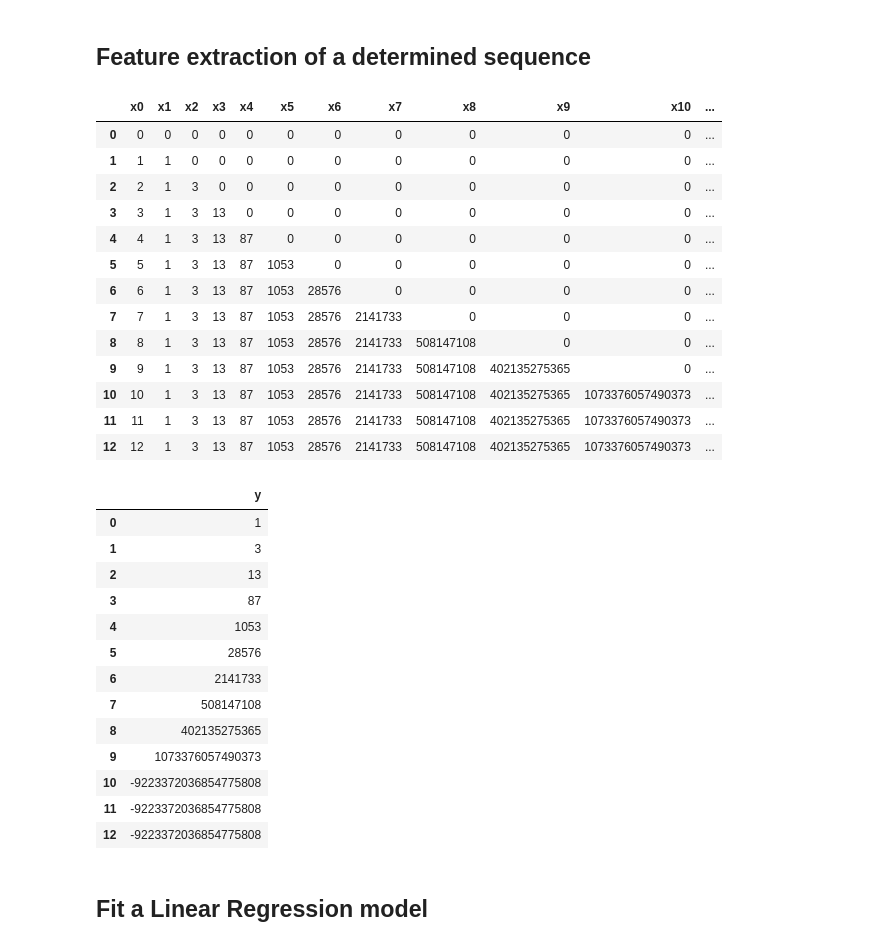
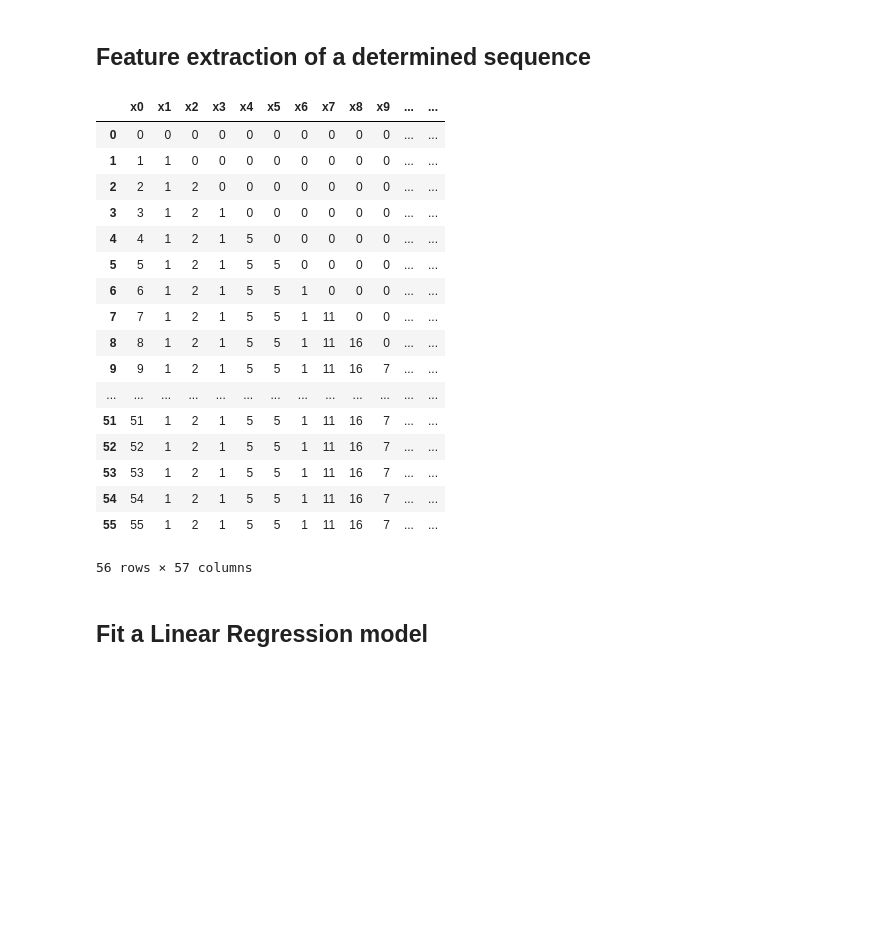
Before and after one commit to gerardobort/kaggle, a Jupyter notebook: integer-sequence-learning/serious approach 1.ipynb, the cells around one changed output. Saved outputs shown, nothing was run; the diff lists cells and outputs as text; code cells hidden in the pictures; blank space fills up the shorter version.

```diff
--- a/integer-sequence-learning/serious approach 1.ipynb
+++ b/integer-sequence-learning/serious approach 1.ipynb
@@ -55,52 +57,43 @@ display(pd.DataFrame(train.seq[0]))
 # %%
 # returns a test set matrix [Xi, X1, X2, X3... Xn-2, Xn-1, Xn, y]
 def getTrainingSet(seq):
     xlen = seq.shape[0]
     x = np.array([])
     trainingSet = np.zeros([xlen, xlen+1])
     columns = []
     for i in range(xlen):
         xi = np.array([float(i)])
         x1 = np.concatenate((seq[:i], np.zeros(xlen-1-i)))
         y1 = seq[i:i+1]
         trainingSet[i] = np.concatenate((xi, x1, y1))
         columns.append("x" + str(i))
     columns.append("y")
     return trainingSet, columns
 
-trainingSet, columns = getTrainingSet(train.seq[0][:-1])
-X = pd.DataFrame(trainingSet[:,:-1].astype(int), columns=columns[:-1])
-y = pd.DataFrame(trainingSet[:,-1:].astype(int), columns=columns[-1:])
-display(X, y)
+trainingSet, columns = getTrainingSet(train.seq[1][:-1])
+#X = pd.DataFrame(trainingSet[:,:-1].astype(int), columns=columns[:-1])
+#y = pd.DataFrame(trainingSet[:,-1:].astype(int), columns=columns[-1:])
+#display(X, y)
+display(pd.DataFrame(trainingSet.astype(int), columns=columns))
 # %% [output]
-|  | x0 | x1 | x2 | x3 | x4 | x5 | x6 | x7 | x8 | x9 | x10 | ... |
-| 0 | 0 | 0 | 0 | 0 | 0 | 0 | 0 | 0 | 0 | 0 | 0 | ... |
-| 1 | 1 | 1 | 0 | 0 | 0 | 0 | 0 | 0 | 0 | 0 | 0 | ... |
-| 2 | 2 | 1 | 3 | 0 | 0 | 0 | 0 | 0 | 0 | 0 | 0 | ... |
-| 3 | 3 | 1 | 3 | 13 | 0 | 0 | 0 | 0 | 0 | 0 | 0 | ... |
-| 4 | 4 | 1 | 3 | 13 | 87 | 0 | 0 | 0 | 0 | 0 | 0 | ... |
-| 5 | 5 | 1 | 3 | 13 | 87 | 1053 | 0 | 0 | 0 | 0 | 0 | ... |
-| 6 | 6 | 1 | 3 | 13 | 87 | 1053 | 28576 | 0 | 0 | 0 | 0 | ... |
-| 7 | 7 | 1 | 3 | 13 | 87 | 1053 | 28576 | 2141733 | 0 | 0 | 0 | ... |
-| 8 | 8 | 1 | 3 | 13 | 87 | 1053 | 28576 | 2141733 | 508147108 | 0 | 0 | ... |
-| 9 | 9 | 1 | 3 | 13 | 87 | 1053 | 28576 | 2141733 | 508147108 | 402135275365 | 0 | ... |
-| 10 | 10 | 1 | 3 | 13 | 87 | 1053 | 28576 | 2141733 | 508147108 | 402135275365 | 1073376057490373 | ... |
-| 11 | 11 | 1 | 3 | 13 | 87 | 1053 | 28576 | 2141733 | 508147108 | 402135275365 | 1073376057490373 | ... |
-| 12 | 12 | 1 | 3 | 13 | 87 | 1053 | 28576 | 2141733 | 508147108 | 402135275365 | 1073376057490373 | ... |
+|  | x0 | x1 | x2 | x3 | x4 | x5 | x6 | x7 | x8 | x9 | ... | ... |
+| 0 | 0 | 0 | 0 | 0 | 0 | 0 | 0 | 0 | 0 | 0 | ... | ... |
+| 1 | 1 | 1 | 0 | 0 | 0 | 0 | 0 | 0 | 0 | 0 | ... | ... |
+| 2 | 2 | 1 | 2 | 0 | 0 | 0 | 0 | 0 | 0 | 0 | ... | ... |
+| 3 | 3 | 1 | 2 | 1 | 0 | 0 | 0 | 0 | 0 | 0 | ... | ... |
+| 4 | 4 | 1 | 2 | 1 | 5 | 0 | 0 | 0 | 0 | 0 | ... | ... |
+| 5 | 5 | 1 | 2 | 1 | 5 | 5 | 0 | 0 | 0 | 0 | ... | ... |
+| 6 | 6 | 1 | 2 | 1 | 5 | 5 | 1 | 0 | 0 | 0 | ... | ... |
+| 7 | 7 | 1 | 2 | 1 | 5 | 5 | 1 | 11 | 0 | 0 | ... | ... |
+| 8 | 8 | 1 | 2 | 1 | 5 | 5 | 1 | 11 | 16 | 0 | ... | ... |
+| 9 | 9 | 1 | 2 | 1 | 5 | 5 | 1 | 11 | 16 | 7 | ... | ... |
+| ... | ... | ... | ... | ... | ... | ... | ... | ... | ... | ... | ... | ... |
+| 51 | 51 | 1 | 2 | 1 | 5 | 5 | 1 | 11 | 16 | 7 | ... | ... |
+| 52 | 52 | 1 | 2 | 1 | 5 | 5 | 1 | 11 | 16 | 7 | ... | ... |
+| 53 | 53 | 1 | 2 | 1 | 5 | 5 | 1 | 11 | 16 | 7 | ... | ... |
+| 54 | 54 | 1 | 2 | 1 | 5 | 5 | 1 | 11 | 16 | 7 | ... | ... |
+| 55 | 55 | 1 | 2 | 1 | 5 | 5 | 1 | 11 | 16 | 7 | ... | ... |
-|  | y |
-| 0 | 1 |
-| 1 | 3 |
-| 2 | 13 |
-| 3 | 87 |
-| 4 | 1053 |
-| 5 | 28576 |
-| 6 | 2141733 |
-| 7 | 508147108 |
-| 8 | 402135275365 |
-| 9 | 1073376057490373 |
-| 10 | -9223372036854775808 |
-| 11 | -9223372036854775808 |
-| 12 | -9223372036854775808 |
+56 rows × 57 columns
 # %% [markdown]
 ## Fit a Linear Regression model
 # %%
```
Also changed, not shown: parts of 4 cells of this notebook, 1 other file.
